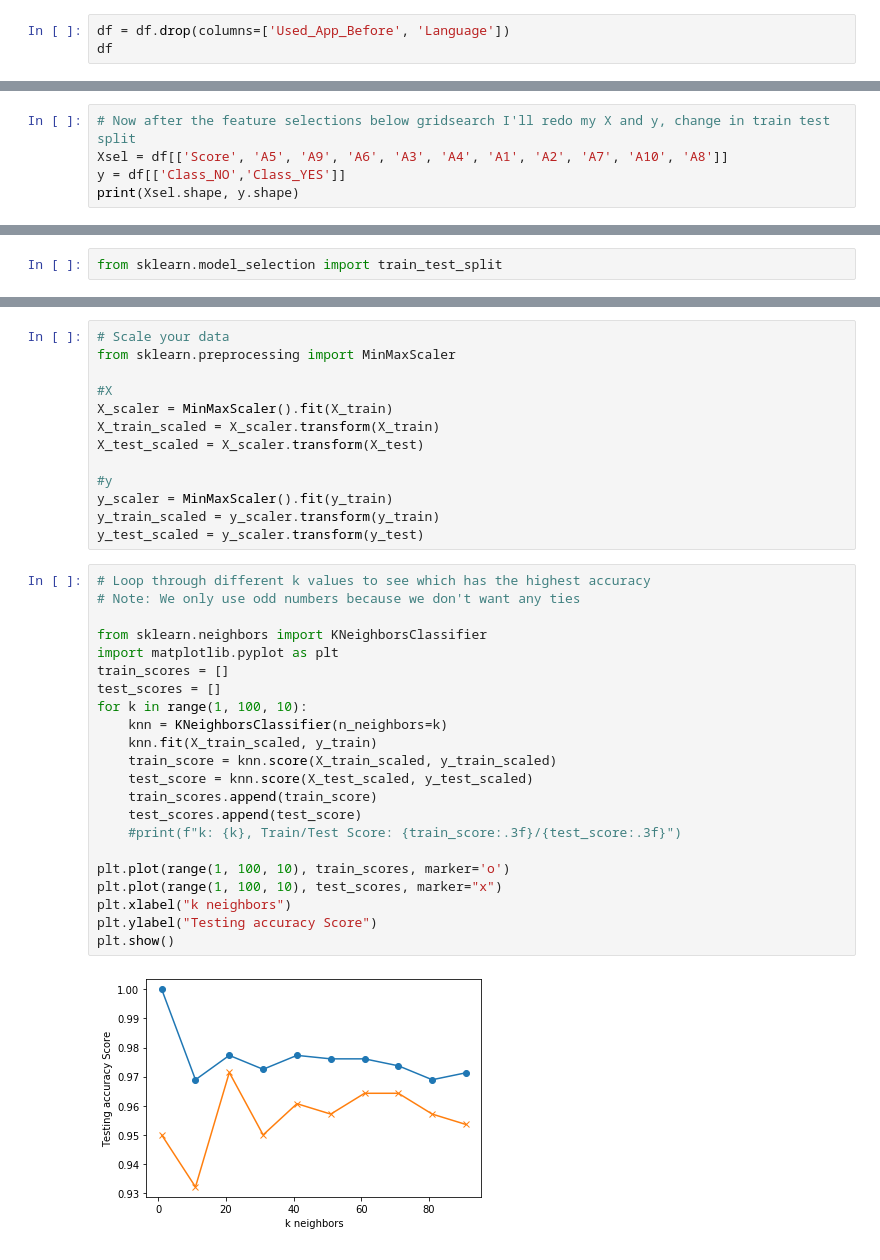
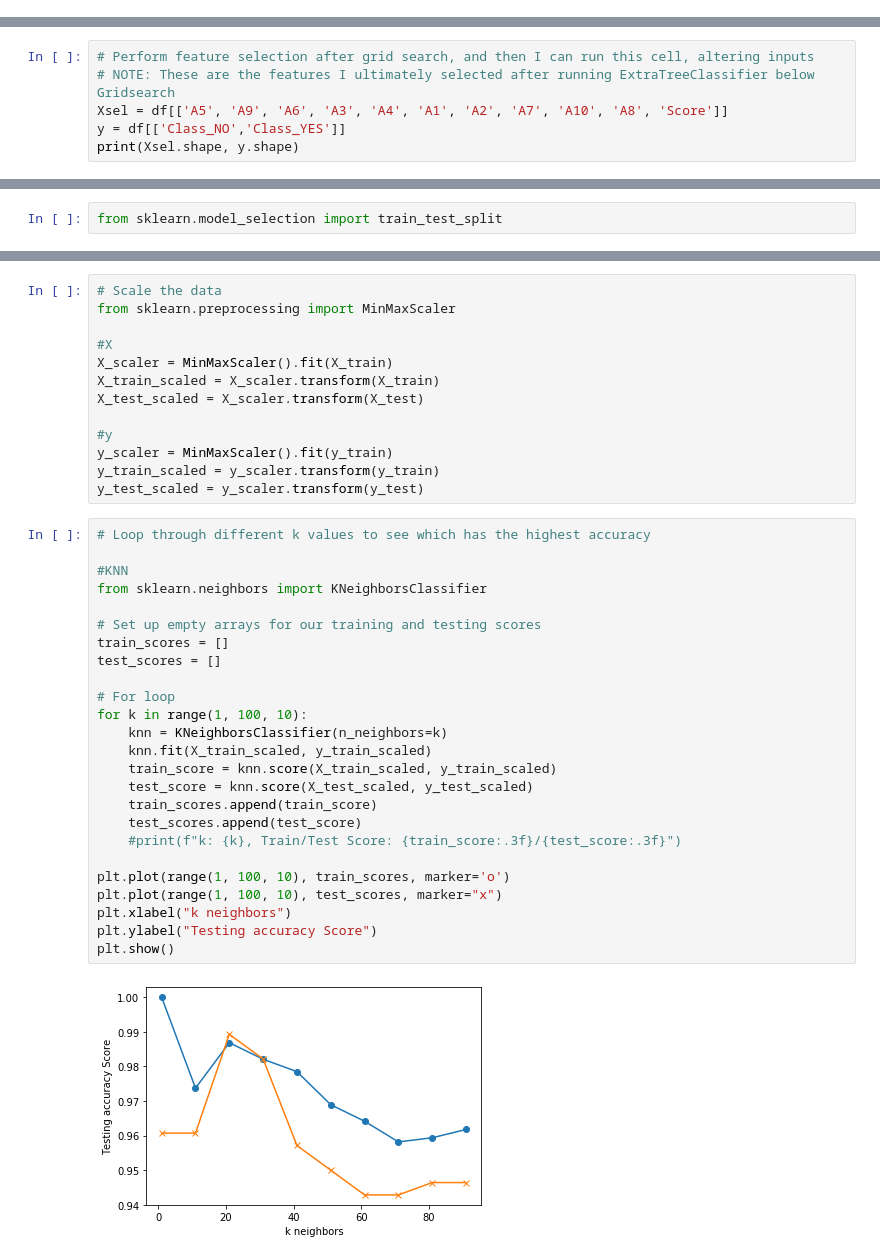
Before and after one commit to VallieTracy/autism-detection-machine-learning, a Jupyter notebook: KNN-Copy1.ipynb, the cells around one changed output, grey strips where cells are left out. Drawn from its saved outputs; the diff is of its cells as text.

```diff
--- a/KNN-Copy1.ipynb
+++ b/KNN-Copy1.ipynb
@@ -32,6 +35,3 @@ df.head()
 | 3 | 16 | 1 | 0 | 0 | 0 | 1 | 1 | 1 | 1 | 1 | ... | ... |
 | 4 | 20 | 1 | 1 | 1 | 0 | 0 | 0 | 0 | 1 | 0 | ... | ... |
 5 rows × 23 columns
-# %%
-df = df.drop(columns=['Used_App_Before', 'Language'])
-df
@@ -88,6 +59,7 @@ print(X.shape, y.shape)
 # %%
-# Now after the feature selections below gridsearch I'll redo my X and y, change in train test split
-Xsel = df[['Score', 'A5', 'A9', 'A6', 'A3', 'A4', 'A1', 'A2', 'A7', 'A10', 'A8']]
+# Perform feature selection after grid search, and then I can run this cell, altering inputs
+# NOTE: These are the features I ultimately selected after running ExtraTreeClassifier below Gridsearch
+Xsel = df[['A5', 'A9', 'A6', 'A3', 'A4', 'A1', 'A2', 'A7', 'A10', 'A8', 'Score']]
 y = df[['Class_NO','Class_YES']]
 print(Xsel.shape, y.shape)
 # %% [output]
@@ -106,5 +77,5 @@ X_train, X_test, y_train, y_test = train_test_split(Xsel, y, random_state = 1, s
 # %%
-# Scale your data
+# Scale the data
 from sklearn.preprocessing import MinMaxScaler
 
 #X
@@ -118,27 +89,30 @@ y_train_scaled = y_scaler.transform(y_train)
 y_test_scaled = y_scaler.transform(y_test)
 # %%
 # Loop through different k values to see which has the highest accuracy
-# Note: We only use odd numbers because we don't want any ties
 
+#KNN
 from sklearn.neighbors import KNeighborsClassifier
-import matplotlib.pyplot as plt
+
+# Set up empty arrays for our training and testing scores
 train_scores = []
 test_scores = []
+
+# For loop
 for k in range(1, 100, 10):
     knn = KNeighborsClassifier(n_neighbors=k)
-    knn.fit(X_train_scaled, y_train)
+    knn.fit(X_train_scaled, y_train_scaled)
     train_score = knn.score(X_train_scaled, y_train_scaled)
     test_score = knn.score(X_test_scaled, y_test_scaled)
     train_scores.append(train_score)
     test_scores.append(test_score)
     #print(f"k: {k}, Train/Test Score: {train_score:.3f}/{test_score:.3f}")
 
 plt.plot(range(1, 100, 10), train_scores, marker='o')
 plt.plot(range(1, 100, 10), test_scores, marker="x")
 plt.xlabel("k neighbors")
 plt.ylabel("Testing accuracy Score")
 plt.show()
 # %% [output]
-[figure, old version]
+[figure, new version]
 # %%
 # Note that k: 21 seems to be the best choice for this dataset
```
Also changed, not shown: parts of 20 cells of this notebook, 4 other files.
